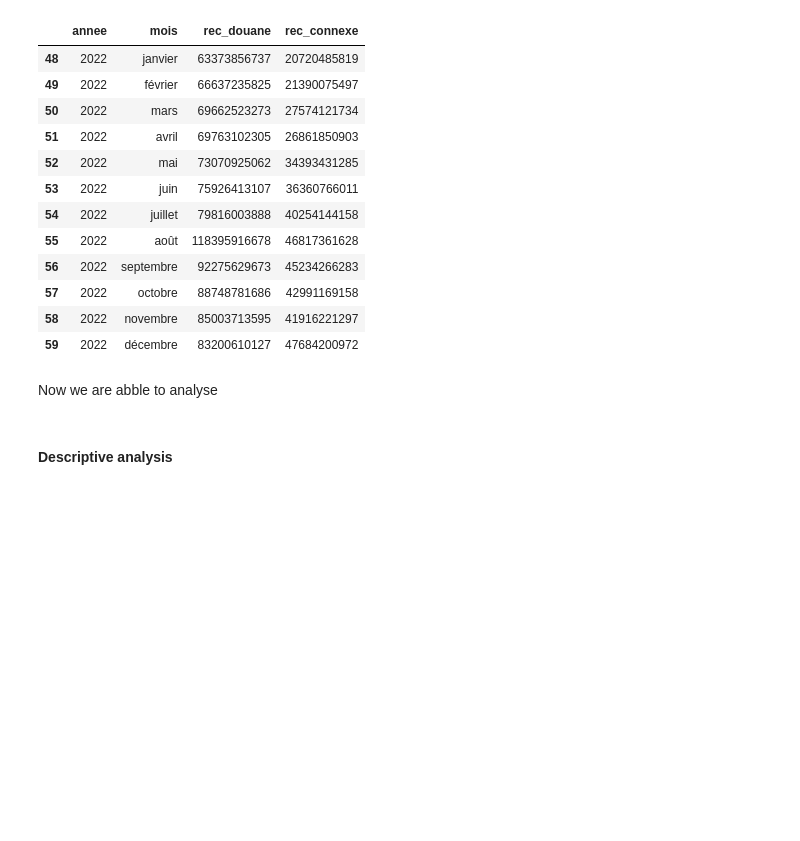
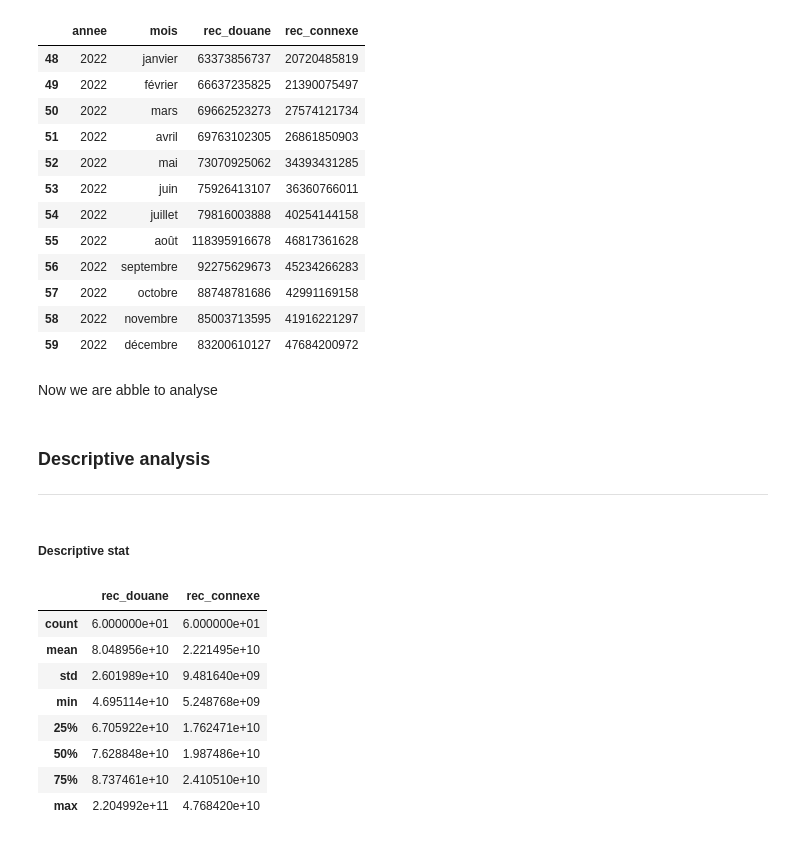
Before and after one commit to Pinto-Katende-Jonathan/SimpleDescriptiveStat, a Jupyter notebook: analyse.ipynb, the cells around one changed output. Saved outputs shown, nothing was run; the diff lists cells and outputs as text; code cells hidden in the pictures; blank space fills up the shorter version.

Commit message:
descriptive stat

```diff
--- a/analyse.ipynb
+++ b/analyse.ipynb
@@ -475,4 +475,19 @@ df_copy.tail(12)
 # %% [markdown]
 Now we are abble to analyse
 # %% [markdown]
-#### Descriptive analysis
+### Descriptive analysis
+---
+# %% [markdown]
+##### Descriptive stat
+# %%
+df_copy.iloc[:,2:].describe()
+# %% [output]
+|  | rec_douane | rec_connexe |
+| count | 6.000000e+01 | 6.000000e+01 |
+| mean | 8.048956e+10 | 2.221495e+10 |
+| std | 2.601989e+10 | 9.481640e+09 |
+| min | 4.695114e+10 | 5.248768e+09 |
+| 25% | 6.705922e+10 | 1.762471e+10 |
+| 50% | 7.628848e+10 | 1.987486e+10 |
+| 75% | 8.737461e+10 | 2.410510e+10 |
+| max | 2.204992e+11 | 4.768420e+10 |
```
